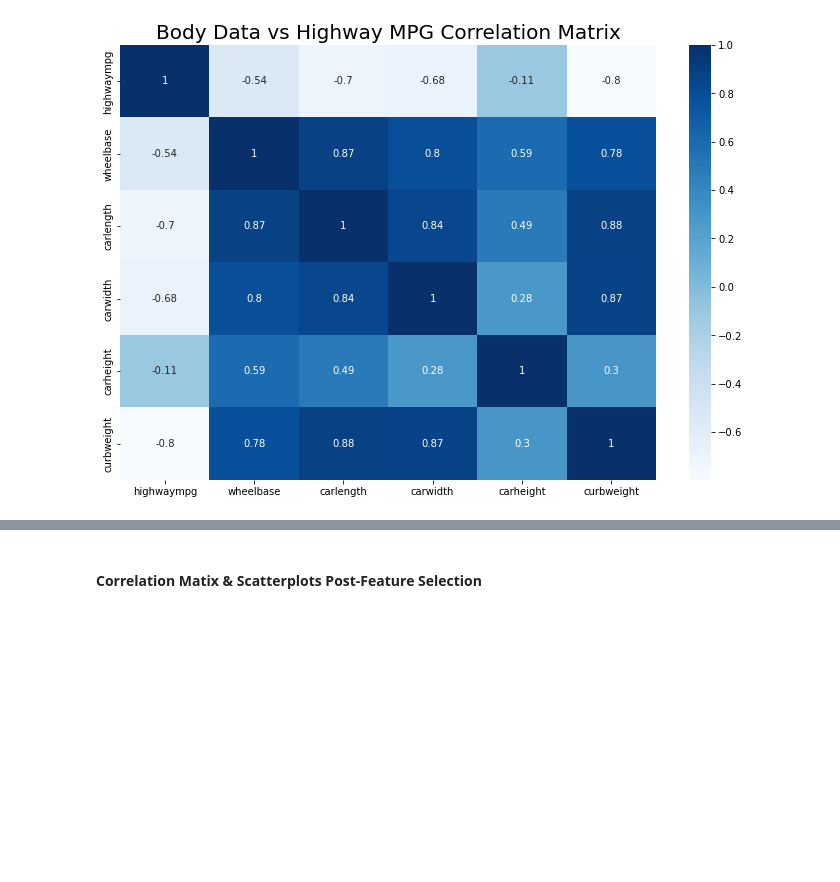
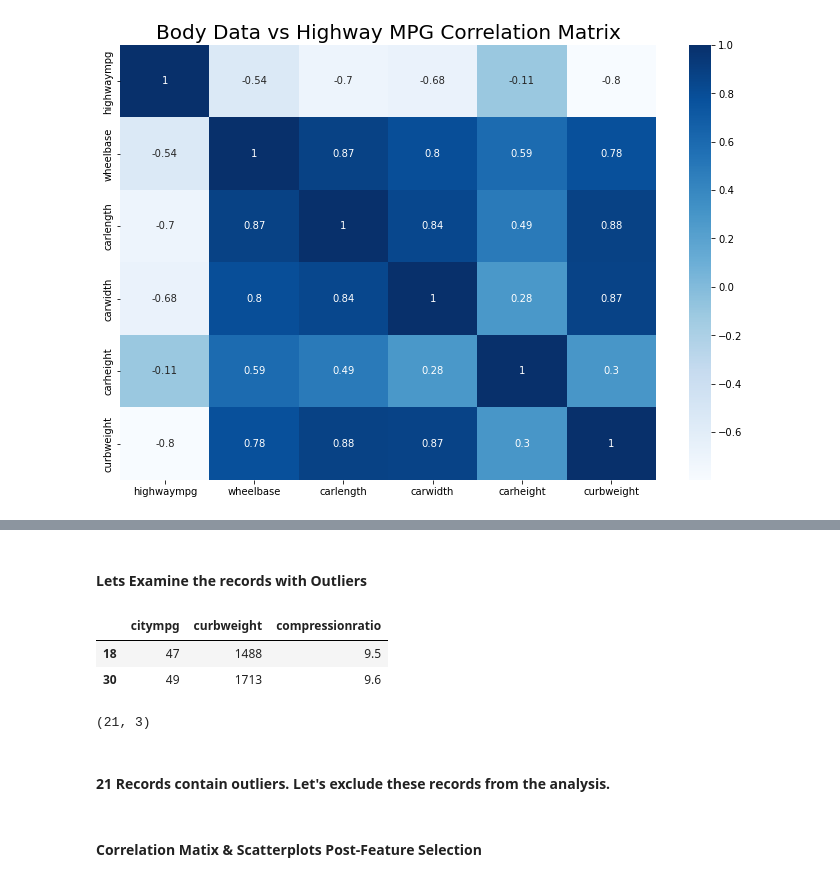
Before and after one commit to ShaneJett-DS/car_price_prediction, a Jupyter notebook: car_prediction.ipynb, the cells around one changed output, grey strips where cells are left out. Saved outputs shown, nothing was run; the diff lists cells and outputs as text; code cells hidden in the pictures; blank space fills up the shorter version.

```diff
--- a/car_prediction.ipynb
+++ b/car_prediction.ipynb
@@ -215,3 +233,17 @@ plt.show()
+# %% [markdown]
+#### Lets Examine the records with Outliers
+# %%
+model_data.loc[model_data["citympg"] > 45, :]
+# %% [output]
+|  | citympg | curbweight | compressionratio |
+| 18 | 47 | 1488 | 9.5 |
+| 30 | 49 | 1713 | 9.6 |
+# %%
+model_data.loc[model_data["compressionratio"] > 11, :].shape
+# %% [output]
+(21, 3)
+# %% [markdown]
+#### **21** Records contain outliers. Let's exclude these records from the analysis.
 # %% [markdown]
 #### Correlation Matix & Scatterplots Post-Feature Selection
 # %%
```
Also changed, not shown: parts of 4 cells of this notebook.
